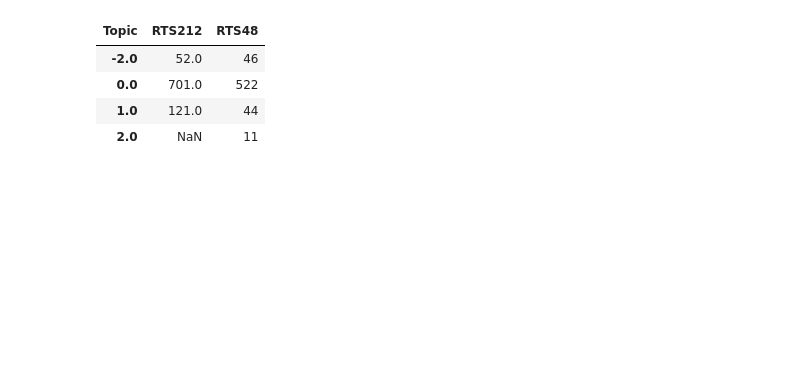
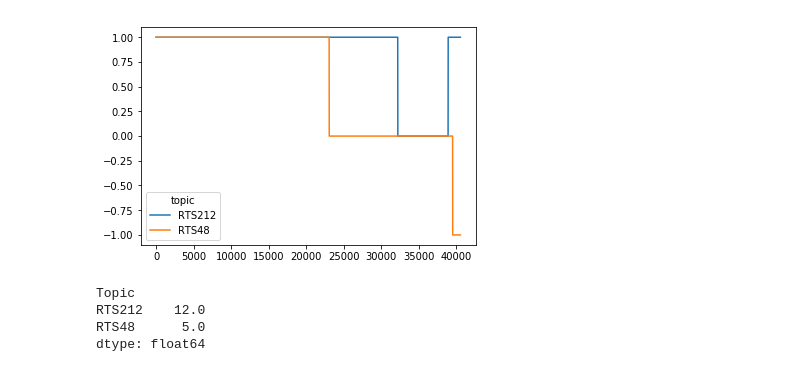
Before and after one commit to dimazest/flock, a Jupyter notebook: rocchio.ipynb, the cells around one changed output. Cells and saved outputs as stored; diff of their text form; code cells hidden in the pictures; blank space fills up the shorter version.

```diff
--- a/rocchio.ipynb
+++ b/rocchio.ipynb
@@ -97,3 +102,7 @@ point.sort_values(
+# %%
+(point['Positive'] - point['Negative'])[topics].plot(use_index=False);
+# %% [output]
+[figure, added]
 # %%
 relevance_score_by_topic = point.dropna('rows', how='all', subset=[('Relevance', 'RTS212'), ('Relevance', 'RTS48')]).fillna(-3)
 
@@ -101,10 +110,9 @@ relevance_score_by_topic.columns.names = ['Type', 'Topic']
 
 relevance_score_by_topic = relevance_score_by_topic.stack('Topic').reset_index('Topic')
 # %%
-point['Relevance'].apply(lambda c: c.value_counts())
+point['Relevance'].apply(lambda c: c.value_counts()).dropna(axis='columns', how='all').sum()
 # %% [output]
-| Topic | RTS212 | RTS48 |
-| -2.0 | 52.0 | 46 |
-| 0.0 | 701.0 | 522 |
-| 1.0 | 121.0 | 44 |
-| 2.0 | NaN | 11 |
+Topic
+RTS212    12.0
+RTS48      5.0
+dtype: float64
```
Also changed, not shown: parts of 10 cells of this notebook.
